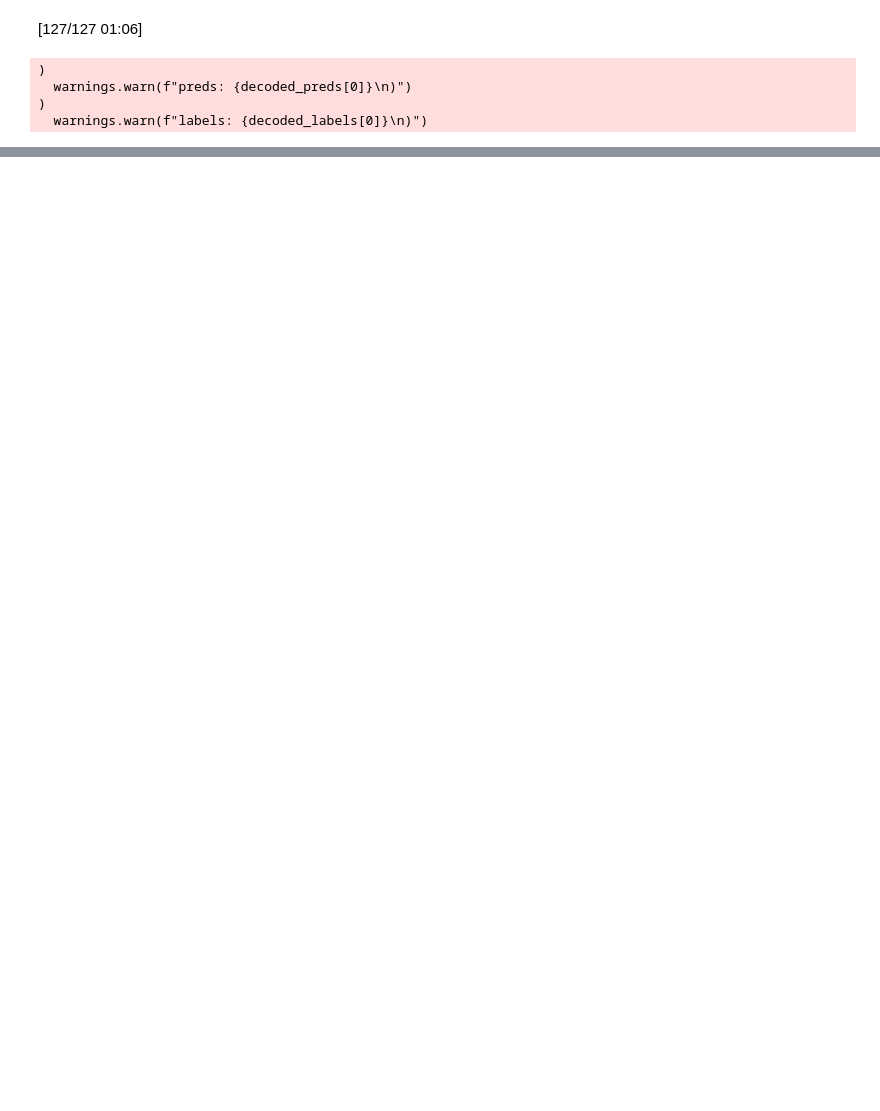
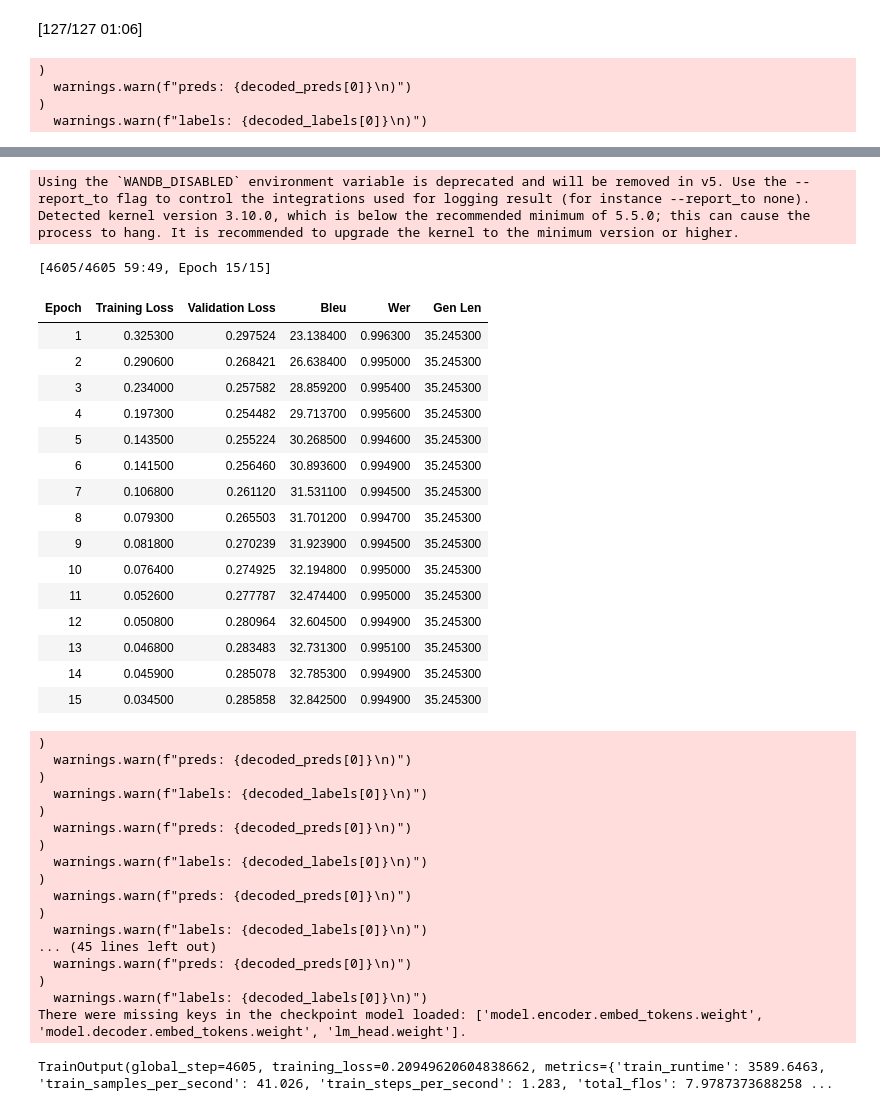
Before and after one commit to Capstone-Enterprise-UCSC/Reinforcement-Learning, a Jupyter notebook: m2m_100_finetune_base_model.ipynb, the cells around one changed output, grey strips where cells are left out. Saved outputs shown, nothing was run; the diff lists cells and outputs as text; code cells hidden in the pictures; blank space fills up the shorter version.

```diff
--- a/m2m_100_finetune_base_model.ipynb
+++ b/m2m_100_finetune_base_model.ipynb
@@ -641,0 +812,80 @@ new_eval_results
+# %%
+data_collator = DataCollatorForSeq2Seq(tokenizer=tokenizer, model=model)
+# %%
+training_args = TrainingArguments(
+    f"./lang_adapters/{experiment}/model",
+    # evaluation_strategy="steps",
+    evaluation_strategy="epoch",
+    learning_rate=5e-5,
+    per_device_train_batch_size=32,
+    per_device_eval_batch_size=8,
+    weight_decay=0.01,
+    save_total_limit=3,
+    num_train_epochs=15,
+    warmup_steps=0,
+    # lr_scheduler_type='cosine_with_restarts',
+    # gradient_accumulation_steps=4,
+    eval_accumulation_steps=16,
+    # gradient_checkpointing=True,
+    # predict_with_generate=True,
+    fp16=True,
+    do_train=True,
+    do_eval=True,
+    logging_steps=5,
+    # eval_steps=5,
+    save_strategy="epoch",
+    metric_for_best_model="bleu",
+    load_best_model_at_end=True,
+)
+
+trainer = Trainer(
+    model=model,
+    args=training_args,
+    train_dataset=og_tokenized_dataset["train"],
+    eval_dataset=og_tokenized_dataset["validation"],
+    tokenizer=tokenizer,
+    data_collator=data_collator,
+    #optimizers=(optimizer, lr_scheduler),
+    compute_metrics=compute_metrics,
+)
+# %% [output]
+Using the `WANDB_DISABLED` environment variable is deprecated and will be removed in v5. Use the --report_to flag to control the integrations used for logging result (for instance --report_to none).
+Detected kernel version 3.10.0, which is below the recommended minimum of 5.5.0; this can cause the process to hang. It is recommended to upgrade the kernel to the minimum version or higher.
+# %%
+trainer.train()
+# %% [output]
+[4605/4605 59:49, Epoch 15/15]
+| Epoch | Training Loss | Validation Loss | Bleu | Wer | Gen Len |
+| 1 | 0.325300 | 0.297524 | 23.138400 | 0.996300 | 35.245300 |
+| 2 | 0.290600 | 0.268421 | 26.638400 | 0.995000 | 35.245300 |
+| 3 | 0.234000 | 0.257582 | 28.859200 | 0.995400 | 35.245300 |
+| 4 | 0.197300 | 0.254482 | 29.713700 | 0.995600 | 35.245300 |
+| 5 | 0.143500 | 0.255224 | 30.268500 | 0.994600 | 35.245300 |
+| 6 | 0.141500 | 0.256460 | 30.893600 | 0.994900 | 35.245300 |
+| 7 | 0.106800 | 0.261120 | 31.531100 | 0.994500 | 35.245300 |
+| 8 | 0.079300 | 0.265503 | 31.701200 | 0.994700 | 35.245300 |
+| 9 | 0.081800 | 0.270239 | 31.923900 | 0.994500 | 35.245300 |
+| 10 | 0.076400 | 0.274925 | 32.194800 | 0.995000 | 35.245300 |
+| 11 | 0.052600 | 0.277787 | 32.474400 | 0.995000 | 35.245300 |
+| 12 | 0.050800 | 0.280964 | 32.604500 | 0.994900 | 35.245300 |
+| 13 | 0.046800 | 0.283483 | 32.731300 | 0.995100 | 35.245300 |
+| 14 | 0.045900 | 0.285078 | 32.785300 | 0.994900 | 35.245300 |
+| 15 | 0.034500 | 0.285858 | 32.842500 | 0.994900 | 35.245300 |
+)
+  warnings.warn(f"preds: {decoded_preds[0]}\n)")
+)
+  warnings.warn(f"labels: {decoded_labels[0]}\n)")
+)
+  warnings.warn(f"preds: {decoded_preds[0]}\n)")
+)
+  warnings.warn(f"labels: {decoded_labels[0]}\n)")
+)
+  warnings.warn(f"preds: {decoded_preds[0]}\n)")
+)
+  warnings.warn(f"labels: {decoded_labels[0]}\n)")
+... (45 lines left out)
+  warnings.warn(f"preds: {decoded_preds[0]}\n)")
+)
+  warnings.warn(f"labels: {decoded_labels[0]}\n)")
+There were missing keys in the checkpoint model loaded: ['model.encoder.embed_tokens.weight', 'model.decoder.embed_tokens.weight', 'lm_head.weight'].
+TrainOutput(global_step=4605, training_loss=0.20949620604838662, metrics={'train_runtime': 3589.6463, 'train_samples_per_second': 41.026, 'train_steps_per_second': 1.283, 'total_flos': 7.9787373688258 ...
```
Also changed, not shown: parts of 24 cells of this notebook, 2 other files.
